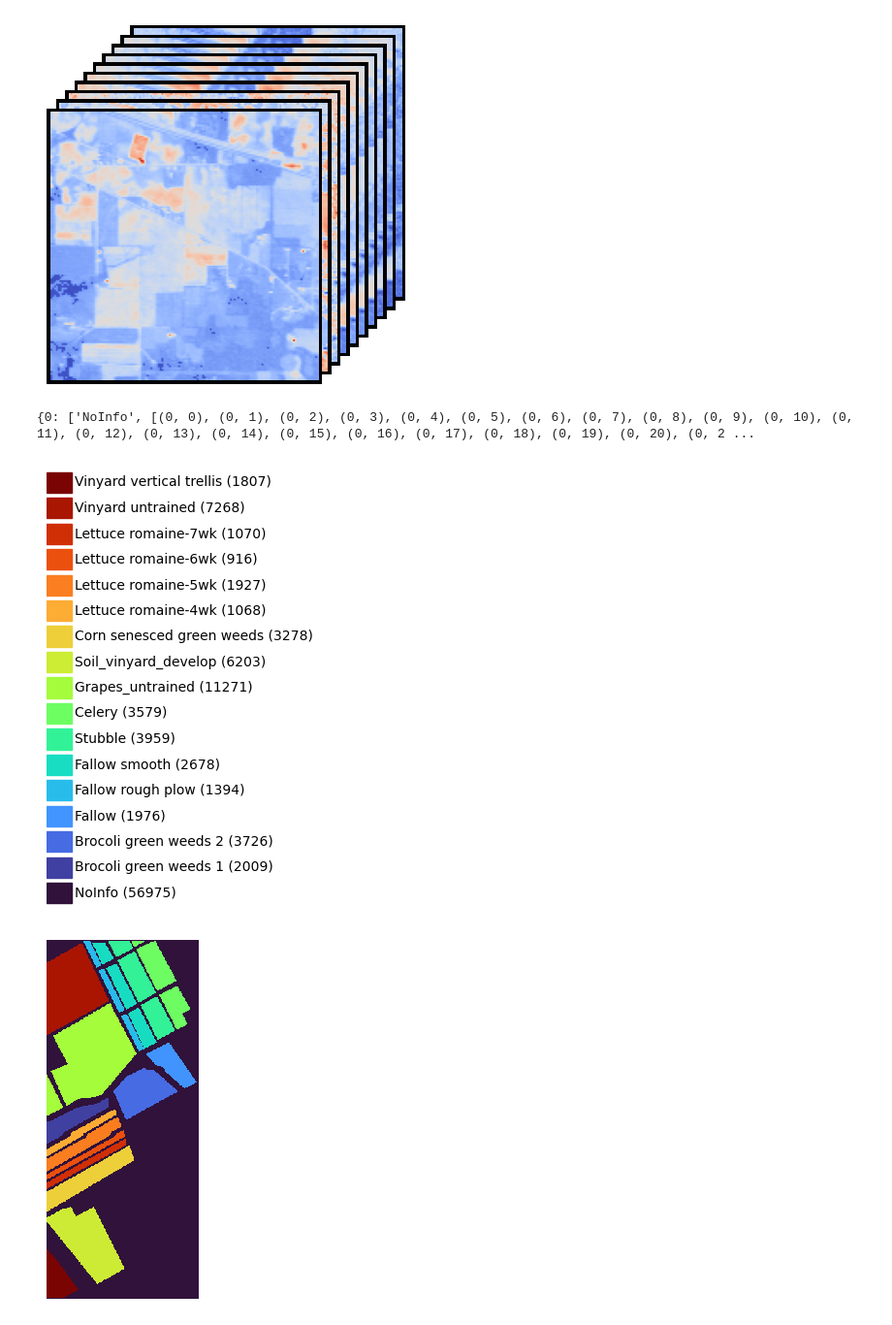
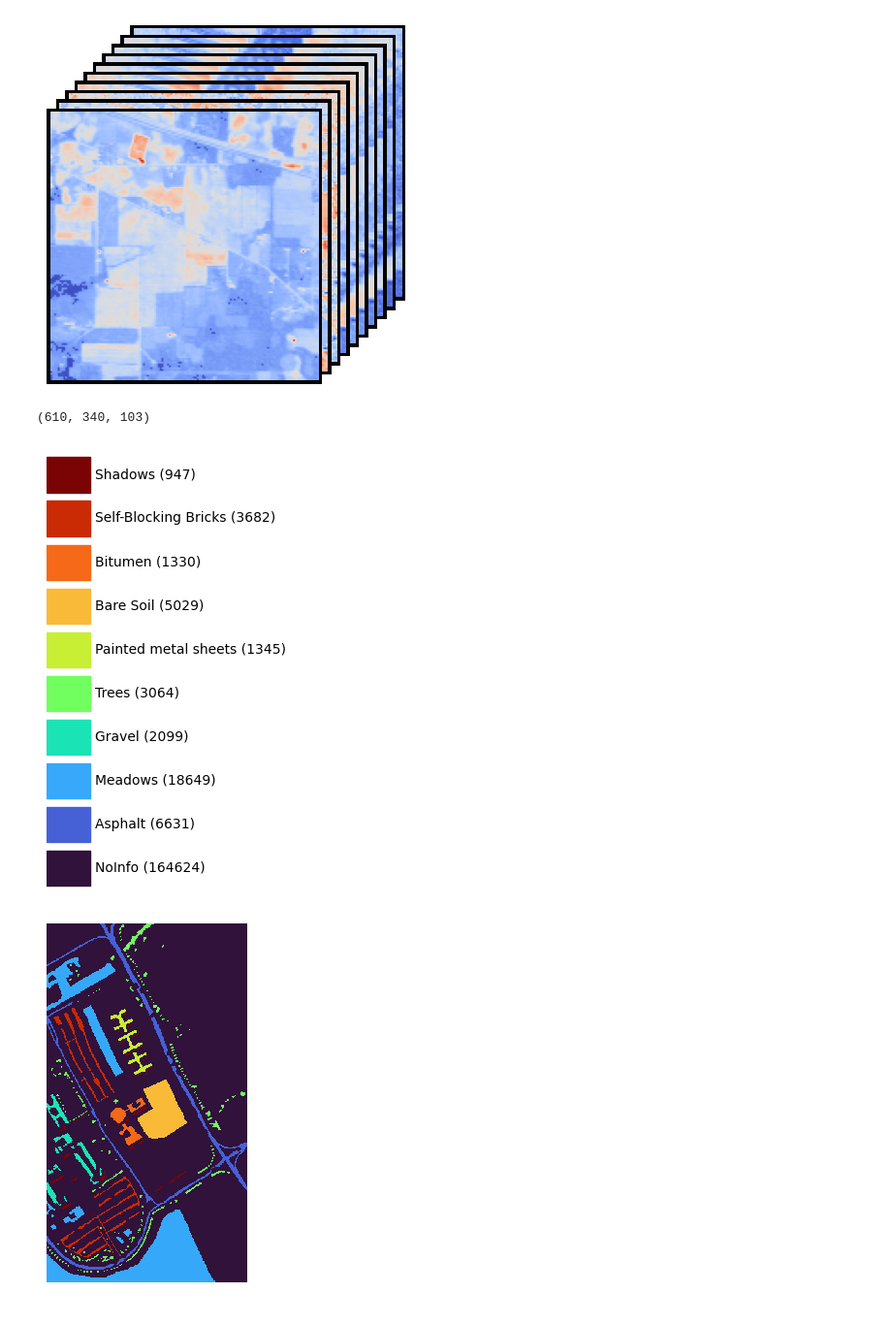
Before and after one commit to GeckSpy/M1-internship-SSGA, a Jupyter notebook: code/dataCreations.ipynb, the cells around one changed output. Shown at 97% size. Cells and saved outputs as stored; diff of their text form; code cells hidden in the pictures.

```diff
--- a/code/dataCreations.ipynb
+++ b/code/dataCreations.ipynb
@@ -32,42 +32,42 @@ plt.show()
 # %% [output]
 [figure]
 # %%
-usedDataset = Data.SalinasScene
+usedDataset = Data.PaviaUniversity
+print(usedDataset["shape"])
 
 cmap_name = "turbo"
 
-print(usedDataset["class"])
 norm = plt.Normalize(vmin=min(usedDataset["labels"]), vmax=max(usedDataset["labels"]))
 cmap = mpl.cm.get_cmap(cmap_name)
 fig,ax = plt.subplots()
 ax.axis("off")
 
 rect_height = 0.8
 y_padding = (1 - rect_height) / 2
 
 i = 0
 for key, (name, list) in usedDataset["class"].items():
     y = i + y_padding
     color = cmap(norm(key))
     rect = mpl.patches.Rectangle((0,y), 1, rect_height, color=color)
     ax.add_patch(rect)
     ax.text(1.1, i+0.5, f"{name} ({len(list)})", va='center', fontsize=10)
     i +=1
 
 ax.set_xlim(0, 3)
 ax.set_ylim(0, i)
 ax.set_aspect('equal')
 plt.tight_layout()
 plt.show()
 
 plt.imshow(usedDataset["gt"], cmap=cmap_name, interpolation="none")
 plt.axis("off")
 plt.show()
 
 plt.imshow(np.average(usedDataset["data"], axis=2))
 plt.axis("off")
 plt.show()
 # %% [output]
-{0: ['NoInfo', [(0, 0), (0, 1), (0, 2), (0, 3), (0, 4), (0, 5), (0, 6), (0, 7), (0, 8), (0, 9), (0, 10), (0, 11), (0, 12), (0, 13), (0, 14), (0, 15), (0, 16), (0, 17), (0, 18), (0, 19), (0, 20), (0, 2 ...
+(610, 340, 103)
-[figure, old version]
+[figure, new version]
-[figure, old version]
+[figure, new version]
```
Also changed, not shown: parts of 1 cell of this notebook.
